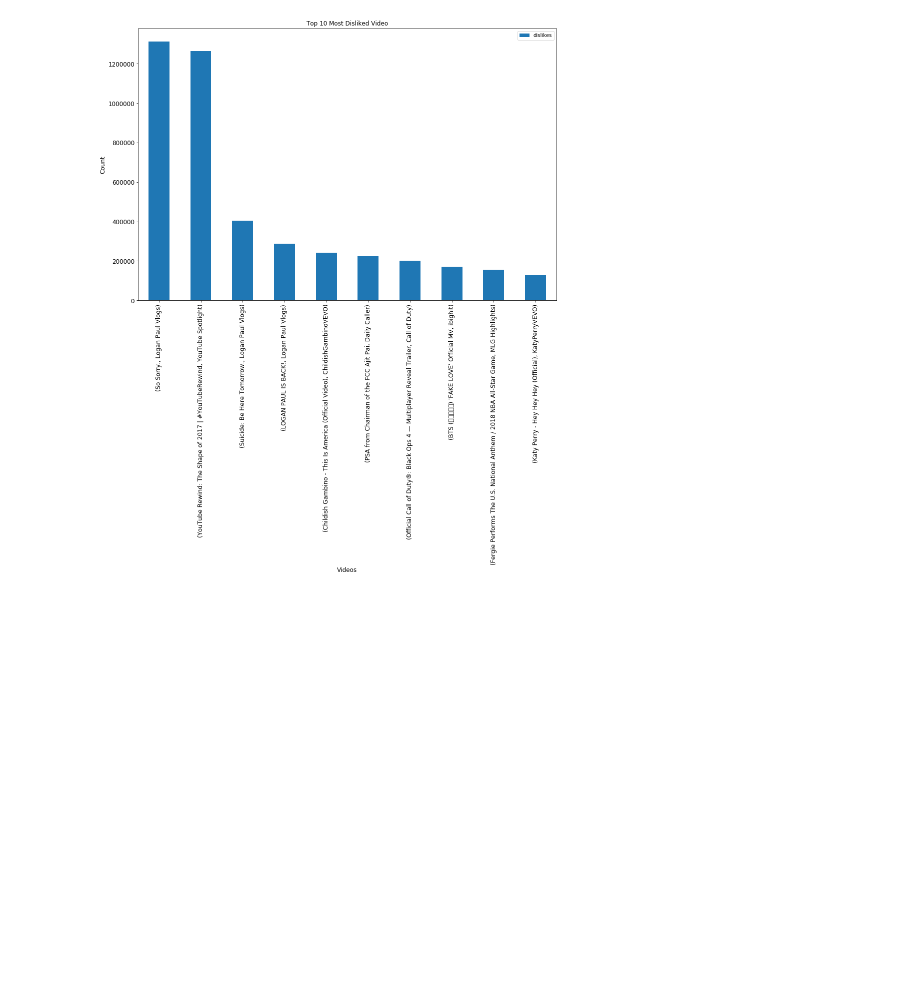
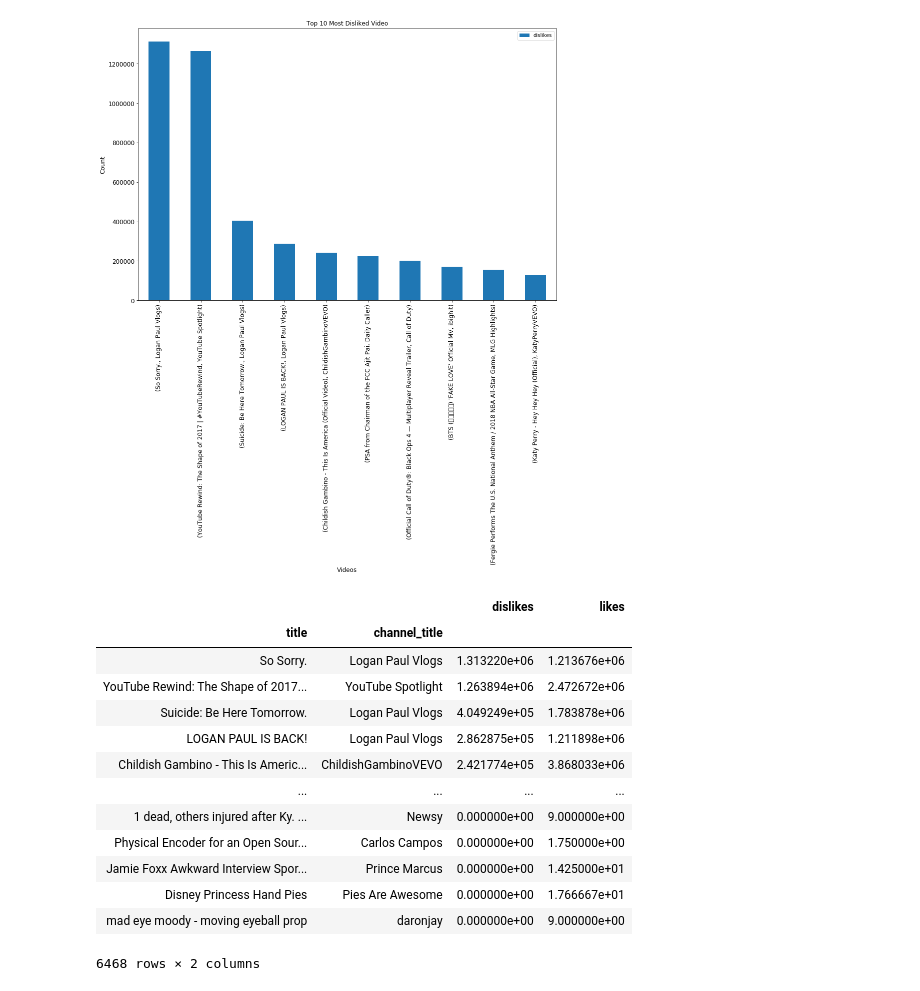
Before and after one commit to srivasis/MA384, a Jupyter notebook: Most_Disliked.ipynb, the cells around one changed output. Saved outputs shown, nothing was run; the diff lists cells and outputs as text; code cells hidden in the pictures; blank space fills up the shorter version.

```diff
--- a/Most_Disliked.ipynb
+++ b/Most_Disliked.ipynb
@@ -26,3 +26,20 @@ ax.set_ylabel("Count", fontsize=12)
 plt.show()
 # %% [output]
 [figure]
+# %%
+p
+# %% [output]
+|  |  | dislikes | likes |
+| title | channel_title |  |  |
+| So Sorry. | Logan Paul Vlogs | 1.313220e+06 | 1.213676e+06 |
+| YouTube Rewind: The Shape of 2017... | YouTube Spotlight | 1.263894e+06 | 2.472672e+06 |
+| Suicide: Be Here Tomorrow. | Logan Paul Vlogs | 4.049249e+05 | 1.783878e+06 |
+| LOGAN PAUL IS BACK! | Logan Paul Vlogs | 2.862875e+05 | 1.211898e+06 |
+| Childish Gambino - This Is Americ... | ChildishGambinoVEVO | 2.421774e+05 | 3.868033e+06 |
+| ... | ... | ... | ... |
+| 1 dead, others injured after Ky. ... | Newsy | 0.000000e+00 | 9.000000e+00 |
+| Physical Encoder for an Open Sour... | Carlos Campos | 0.000000e+00 | 1.750000e+00 |
+| Jamie Foxx Awkward Interview Spor... | Prince Marcus | 0.000000e+00 | 1.425000e+01 |
+| Disney Princess Hand Pies | Pies Are Awesome | 0.000000e+00 | 1.766667e+01 |
+| mad eye moody - moving eyeball prop | daronjay | 0.000000e+00 | 9.000000e+00 |
+6468 rows × 2 columns
```
Also changed, not shown: parts of 7 cells of this notebook.
